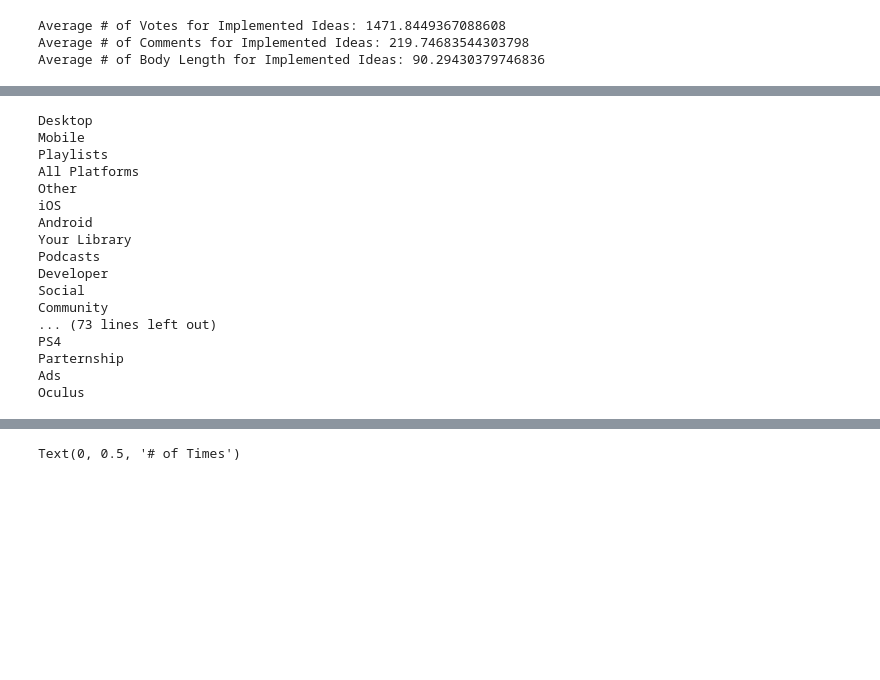
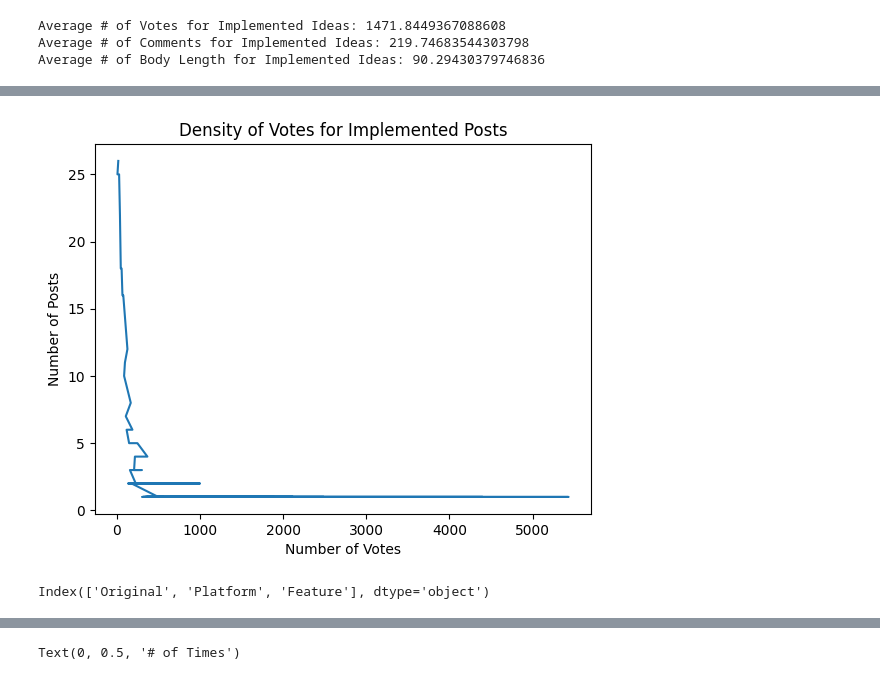
Before and after one commit to RyanMarten/spotify-user-innovation, a Jupyter notebook: data_vis_stats.ipynb, the cells around one changed output, grey strips where cells are left out. Saved outputs shown, nothing was run; the diff lists cells and outputs as text; code cells hidden in the pictures; blank space fills up the shorter version.

```diff
--- a/data_vis_stats.ipynb
+++ b/data_vis_stats.ipynb
@@ -38,25 +44,25 @@ Average # of Body Length for Implemented Ideas: 90.29430379746836
+# %%
+votes_data = impl_posts.num_comments.value_counts()
+votes_d = votes_data.tolist()
+votes_count = [votes_data.axes[0][i] for i in range(len(votes_data.axes[0]))]
+
+plt.plot(votes_count, votes_d)
+plt.title("Density of Votes for Implemented Posts")
+plt.xlabel("Number of Votes")
+plt.ylabel("Number of Posts")
+plt.show()
+# %% [output]
+[figure, added]
 # %%
 all_cate_raw = posts.title.str.extractall(r'\[(.*?)\]')
 all_cate_count = all_cate_raw.value_counts()
 all_cate = [all_cate_count.axes[0][i][0] for i in range(len(all_cate_count.axes[0]))]
 
-for i in all_cate:
-    print(i)
+# for i in all_cate:
+#     print(i)
-# %% [output]
-Desktop
-Mobile
-Playlists
-All Platforms
-Other
-iOS
-Android
-Your Library
-Podcasts
-Developer
-Social
-Community
-... (73 lines left out)
-PS4
-Parternship
-Ads
-Oculus
+# %%
+cate_file = 'Categories.csv'
+org_cate = pd.read_csv(cate_file)
+print(org_cate.columns)
+# %% [output]
+Index(['Original', 'Platform', 'Feature'], dtype='object')
```
Also changed, not shown: parts of 9 cells of this notebook.
